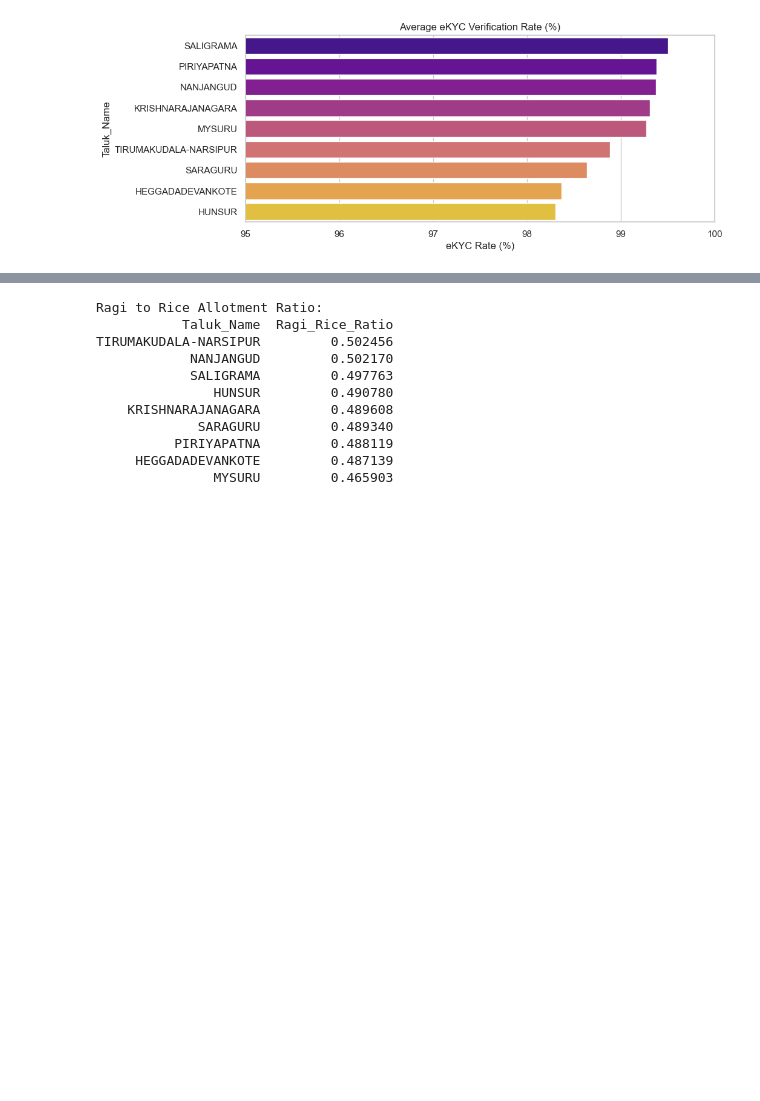
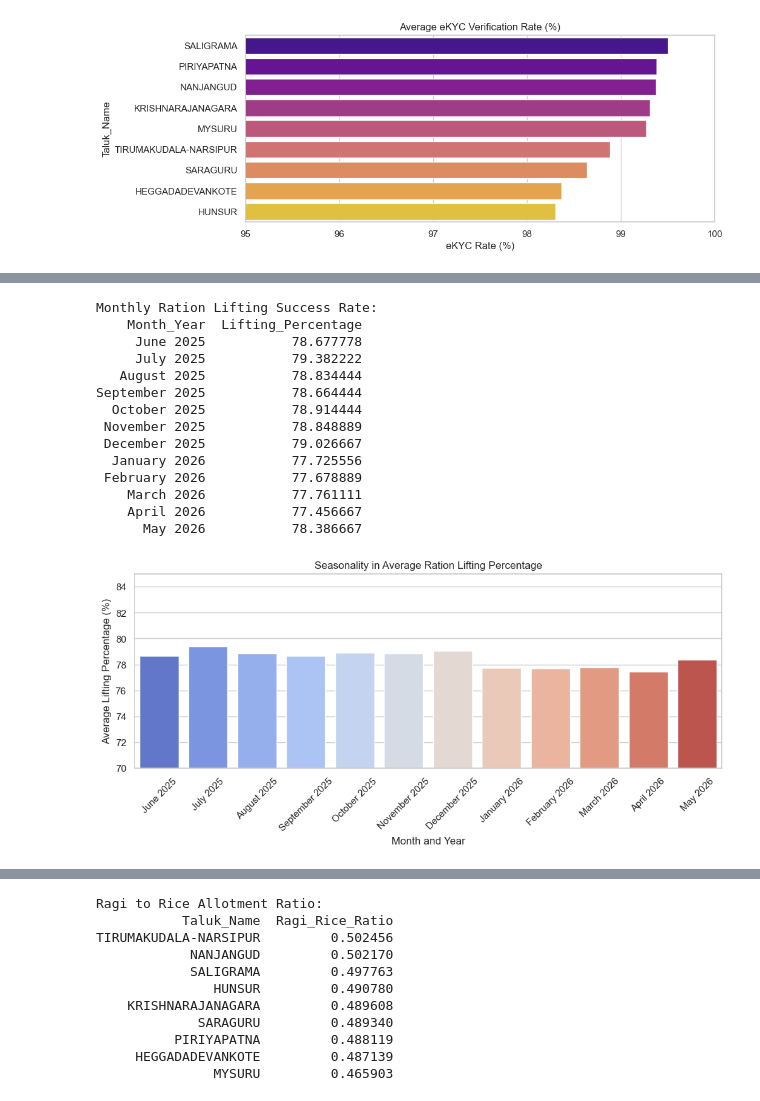
Before and after one commit to jeevanms003/Mysuru-PDS-Data-Mining, a Jupyter notebook: mysuru_ration_analysis.ipynb, the cells around one changed output, grey strips where cells are left out. Cells and saved outputs as stored; diff of their text form; code cells hidden in the pictures; blank space fills up the shorter version.

```diff
--- a/mysuru_ration_analysis.ipynb
+++ b/mysuru_ration_analysis.ipynb
@@ -222,0 +195,30 @@ Food preference patterns derived from the ratio of Ragi to Rice allotment volume
+# %%
+monthly_lifting = df.groupby(["Sort_Key", "Month", "Year"])["Lifting_Percentage"].mean().reset_index().sort_values(by="Sort_Key")
+monthly_lifting["Month_Year"] = monthly_lifting["Month"] + " " + monthly_lifting["Year"].astype(str)
+print("Monthly Ration Lifting Success Rate:")
+print(monthly_lifting[["Month_Year", "Lifting_Percentage"]].to_string(index=False))
+
+plt.figure(figsize=(12, 4))
+sns.barplot(data=monthly_lifting, x="Month_Year", y="Lifting_Percentage", hue="Month_Year", palette="coolwarm", legend=False)
+plt.title("Seasonality in Average Ration Lifting Percentage")
+plt.xlabel("Month and Year")
+plt.ylabel("Average Lifting Percentage (%)")
+plt.xticks(rotation=45)
+plt.ylim(70, 85)
+plt.show()
+# %% [output]
+Monthly Ration Lifting Success Rate:
+    Month_Year  Lifting_Percentage
+     June 2025           78.677778
+     July 2025           79.382222
+   August 2025           78.834444
+September 2025           78.664444
+  October 2025           78.914444
+ November 2025           78.848889
+ December 2025           79.026667
+  January 2026           77.725556
+ February 2026           77.678889
+    March 2026           77.761111
+    April 2026           77.456667
+      May 2026           78.386667
+[figure, added]
```
Also changed, not shown: parts of 43 cells of this notebook, 1 other file.
